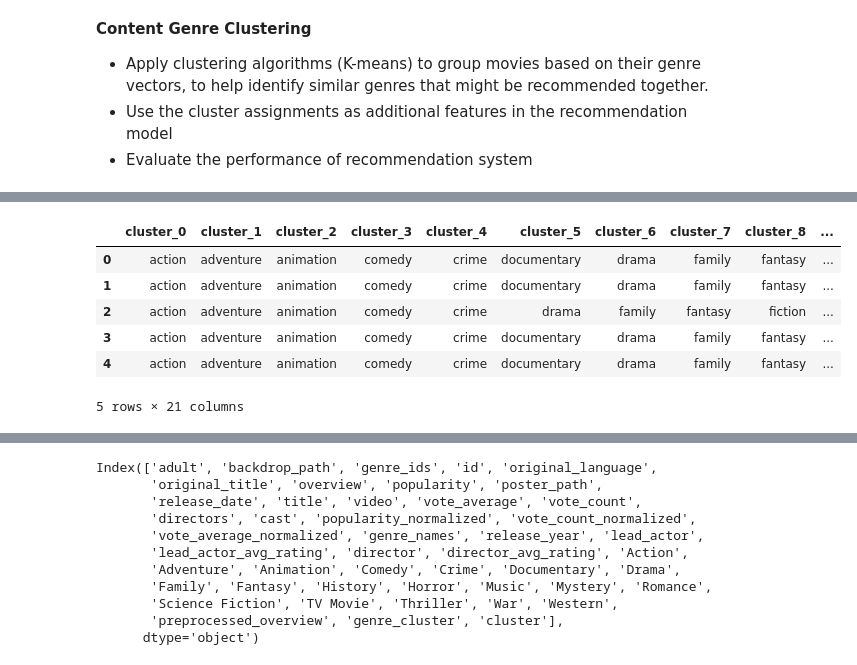
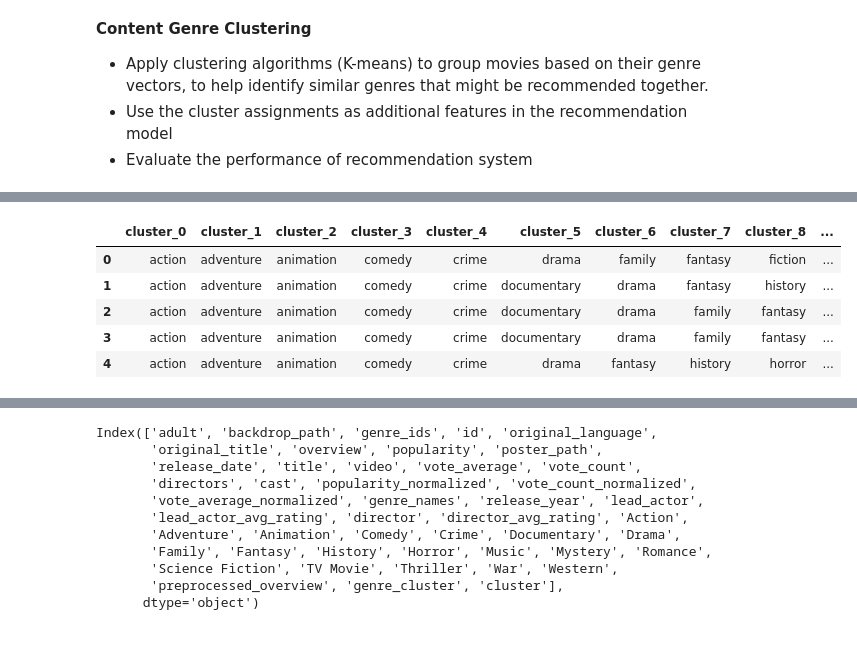
Before and after one commit to tamadasun/Integrated-Movie-Recommendation-and-Analysis, a Jupyter notebook: notebooks/02_Data_Modeling.ipynb, the cells around one changed output, grey strips where cells are left out. Cells and saved outputs as stored; diff of their text form; code cells hidden in the pictures.

```diff
--- a/notebooks/02_Data_Modeling.ipynb
+++ b/notebooks/02_Data_Modeling.ipynb
@@ -593,16 +595,15 @@ genre_cluster_means = tmdb_df.groupby('genre_cluster')[numeric_columns].mean()
 # Option 2: Using cluster_centers_
 genre_cluster_centers = tfidf_vectorizer_genre.inverse_transform(kmeans.cluster_centers_)
 # %%
-genre_cluster_centers_df = pd.DataFrame(genre_cluster_centers, columns=[f'cluster_{i}' for i in range(21)])
+genre_cluster_centers_df = pd.DataFrame(genre_cluster_centers, columns=[f'cluster_{i}' for i in range(20)])
 genre_cluster_centers_df
 # %% [output]
 |  | cluster_0 | cluster_1 | cluster_2 | cluster_3 | cluster_4 | cluster_5 | cluster_6 | cluster_7 | cluster_8 | ... |
-| 0 | action | adventure | animation | comedy | crime | documentary | drama | family | fantasy | ... |
-| 1 | action | adventure | animation | comedy | crime | documentary | drama | family | fantasy | ... |
-| 2 | action | adventure | animation | comedy | crime | drama | family | fantasy | fiction | ... |
+| 0 | action | adventure | animation | comedy | crime | drama | family | fantasy | fiction | ... |
+| 1 | action | adventure | animation | comedy | crime | documentary | drama | fantasy | history | ... |
+| 2 | action | adventure | animation | comedy | crime | documentary | drama | family | fantasy | ... |
 | 3 | action | adventure | animation | comedy | crime | documentary | drama | family | fantasy | ... |
-| 4 | action | adventure | animation | comedy | crime | documentary | drama | family | fantasy | ... |
+| 4 | action | adventure | animation | comedy | crime | drama | fantasy | history | horror | ... |
-5 rows × 21 columns
 # %%
 tmdb_df['genre_cluster'].value_counts()
 # %% [output]
```
Also changed, not shown: parts of 31 cells of this notebook, 17 other files.
